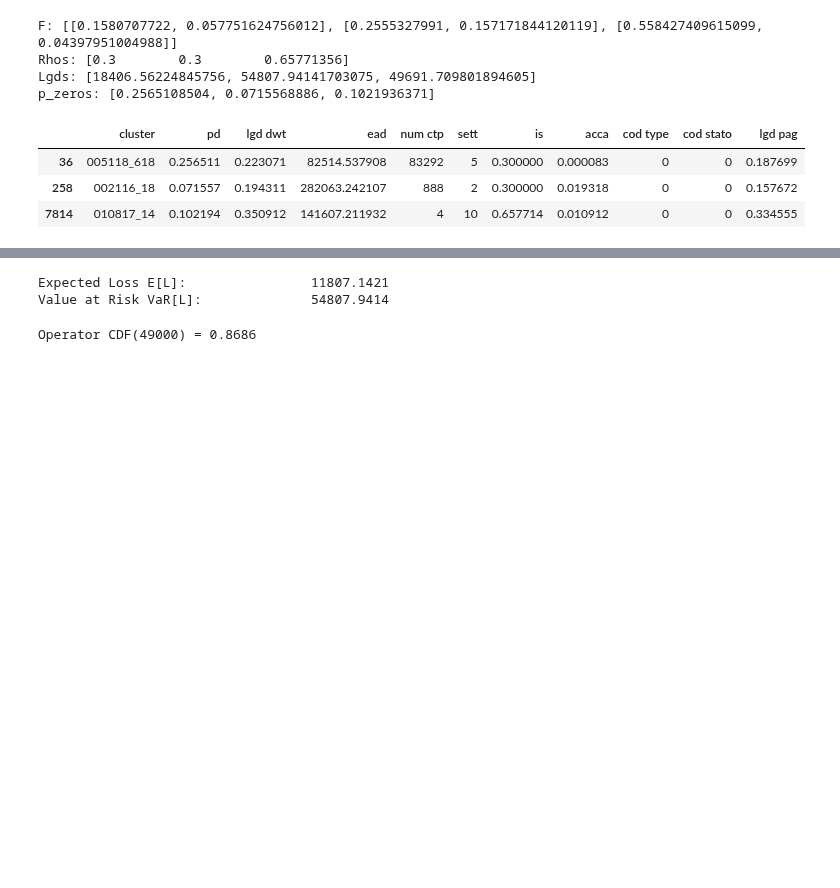
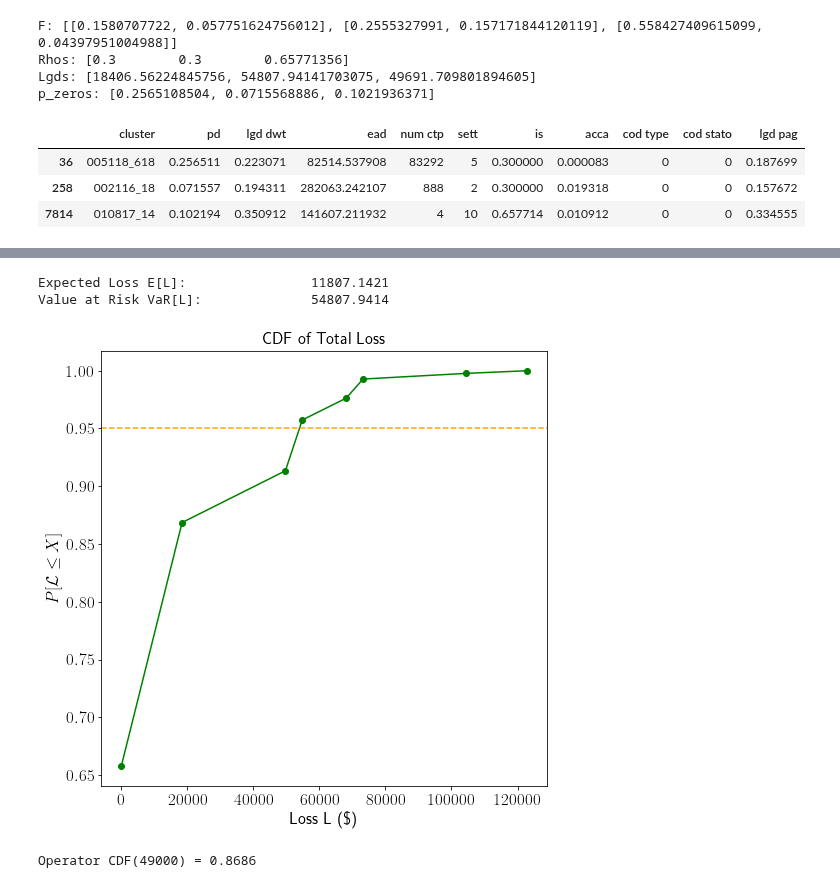
Before and after one commit to Eagle-quantum/QVaR, a Jupyter notebook: CRA_enhanced.ipynb, the cells around one changed output, grey strips where cells are left out. Drawn from its saved outputs; the diff is of its cells as text; code cells hidden in the pictures; blank space fills up the shorter version.

```diff
--- a/CRA_enhanced.ipynb
+++ b/CRA_enhanced.ipynb
@@ -96,33 +96,48 @@ for i, a in enumerate(np.array(job.result().get_statevector())):
     p_z[i_normal] += prob
 
     # determine overall default probability for k
     loss = 0
     for k in range(K):
         if b[K - k - 1] == '1':
             p_default[k] += prob
             loss += lgd[k]
     values += [loss]
     probabilities += [prob]
 
 values = np.array(values)
 probabilities = np.array(probabilities)
 
 expected_loss = np.dot(values, probabilities)
 
 losses = np.sort(np.unique(values))
 pdf = np.zeros(len(losses))
 for i, v in enumerate(losses):
     pdf[i] += sum(probabilities[values == v])
 cdf = np.cumsum(pdf)
 
 i_var = np.argmax(cdf >= 1-alpha_var)
 exact_var = losses[i_var]
 
 print('Expected Loss E[L]:                %.4f' % expected_loss)
 print('Value at Risk VaR[L]:              %.4f' % exact_var)
+
+# plot loss CDF
+plt.rcParams['text.usetex'] = True
+plt.rcParams["figure.figsize"] = (8, 8)
+plt.plot(np.sort(np.unique(losses)), cdf, 'o-g')
+plt.axhline(1-alpha_var, color="orange", linestyle="--")
+
+plt.xlabel("Loss L (\$)", size=17)
+plt.ylabel(r'$P[\mathcal{L} \leq X]$', size=17)
+plt.title ("CDF of Total Loss", size=17)
+plt.xticks(size=17) # plt.xticks(np.sort(np.unique(losses)), np.sort(np.unique(losses)), size=17)
+plt.yticks(size=17)
+plt.savefig('cdf.svg', dpi=400, bbox_inches = "tight")
+plt.show()
 # %% [output]
 Expected Loss E[L]:                11807.1421
 Value at Risk VaR[L]:              54807.9414
+[figure, added]
 # %%
 def mapping(decimal_number):
     b = ('{0:0%sb}' % K).format(decimal_number)
```
Also changed, not shown: parts of 4 cells of this notebook, 5 other files.
